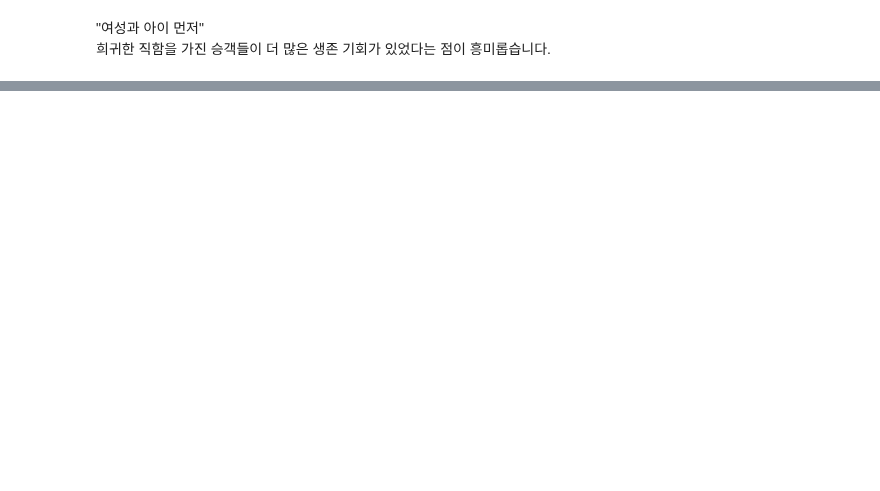
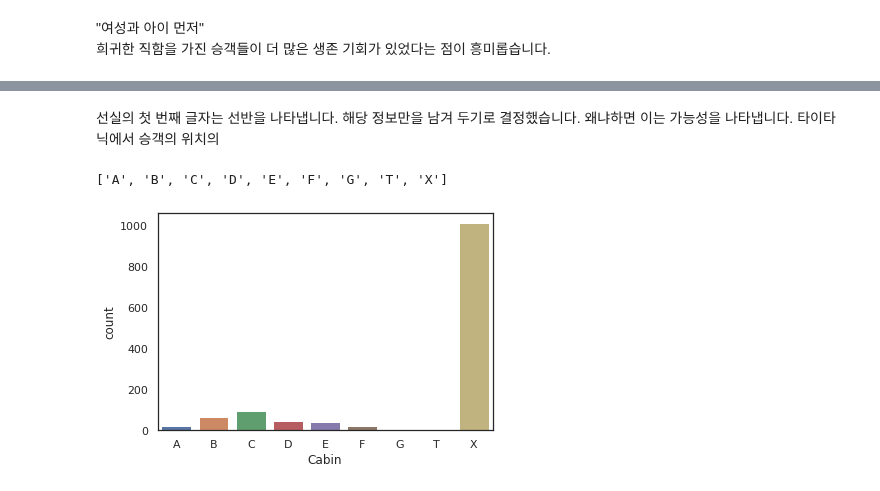
Before and after one commit to stk346/Kaggle, a Jupyter notebook: Titanic/Titanic_Top_4_with_ensemble_modeling.ipynb, the cells around one changed output, grey strips where cells are left out. Saved outputs shown, nothing was run; the diff lists cells and outputs as text; code cells hidden in the pictures; blank space fills up the shorter version.

```diff
--- a/Titanic/Titanic_Top_4_with_ensemble_modeling.ipynb
+++ b/Titanic/Titanic_Top_4_with_ensemble_modeling.ipynb
@@ -554,0 +574,5 @@ g = g.set_ylabels("survival probability")
+# %%
+dataset['Single'] = dataset["Fsize"].map(lambda s: 1 if s == 1 else 0)
+dataset["SmallF"] = dataset["Fsize"].map(lambda s: 1 if s == 2 else 0)
+dataset["MedF"] = dataset["Fsize"].map(lambda s: 1 if 3 <= s <= 4 else 0)
+dataset["LargeF"] = dataset["Fsize"].map(lambda s: 1 if s >= 5 else 0)
@@ -554,0 +614,4 @@ g = g.set_ylabels("survival probability")
+# %%
+# Title과 Embarked를 지표 값으로 변환
+dataset = pd.get_dummies(dataset, columns = ["Title"])
+dataset = pd.get_dummies(dataset, columns = ["Embarked"], prefix = "Em")
@@ -554,0 +697,16 @@ g = g.set_ylabels("survival probability")
+# %%
+# 선실의 타입으로 선실 번호 대체하기 만약 결측치가 있다면 'X'로 대체
+dataset["Cabin"] = pd.Series([i[0] if not pd.isnull(i) else 'X' for i in dataset['Cabin']])
+# %% [markdown]
+선실의 첫 번째 글자는 선반을 나타냅니다.  해당 정보만을 남겨 두기로 결정했습니다. 왜냐하면 이는 가능성을 나타냅니다. 타이타닉에서 승객의 위치의
+# %%
+ a = dataset["Cabin"].unique()
+ a.sort()
+a = list(a)
+a
+# %% [output]
+['A', 'B', 'C', 'D', 'E', 'F', 'G', 'T', 'X']
+# %%
+g = sns.countplot(dataset["Cabin"], order = a)
+# %% [output]
+[figure, added]
```
Also changed, not shown: parts of 57 cells of this notebook.
